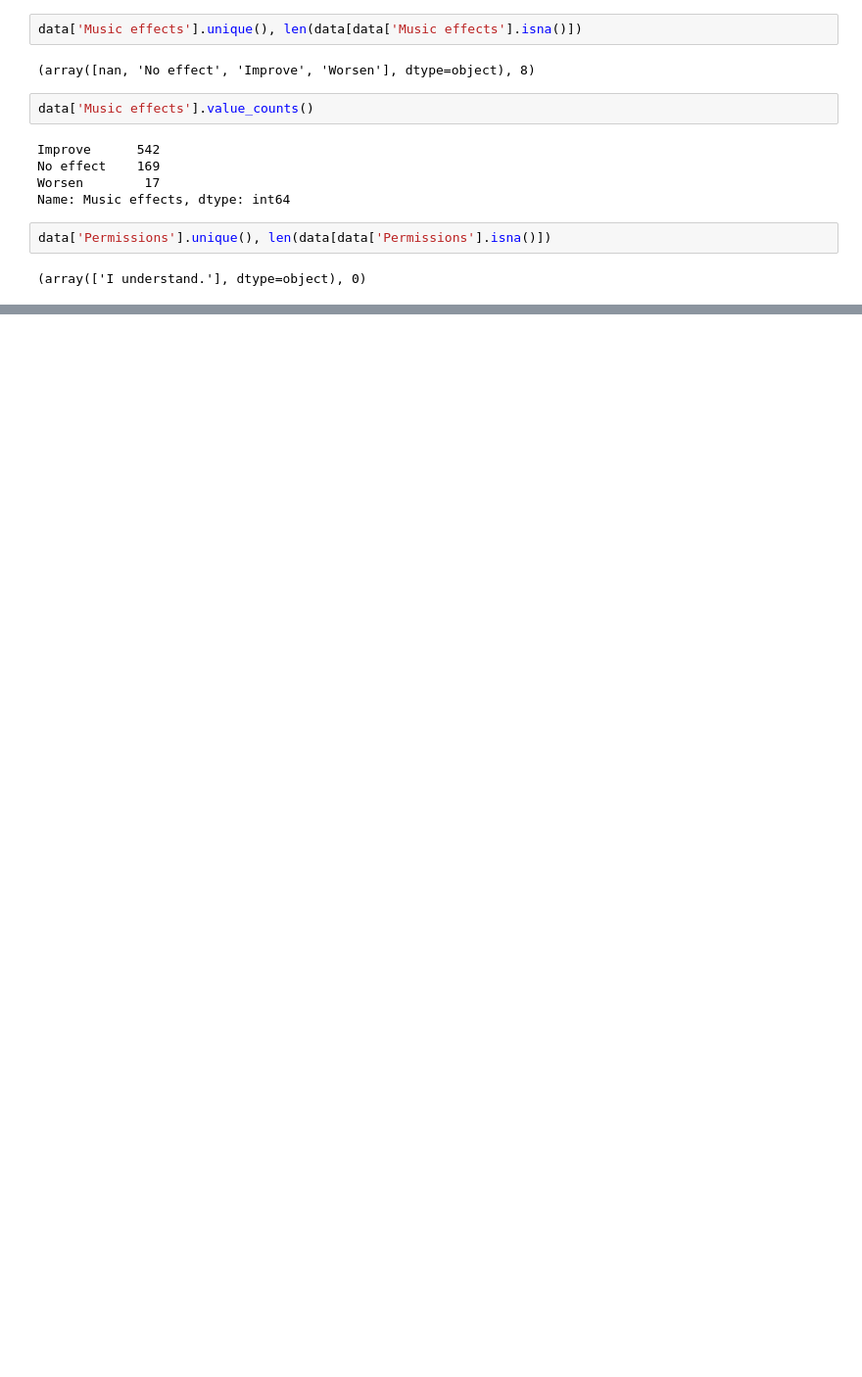
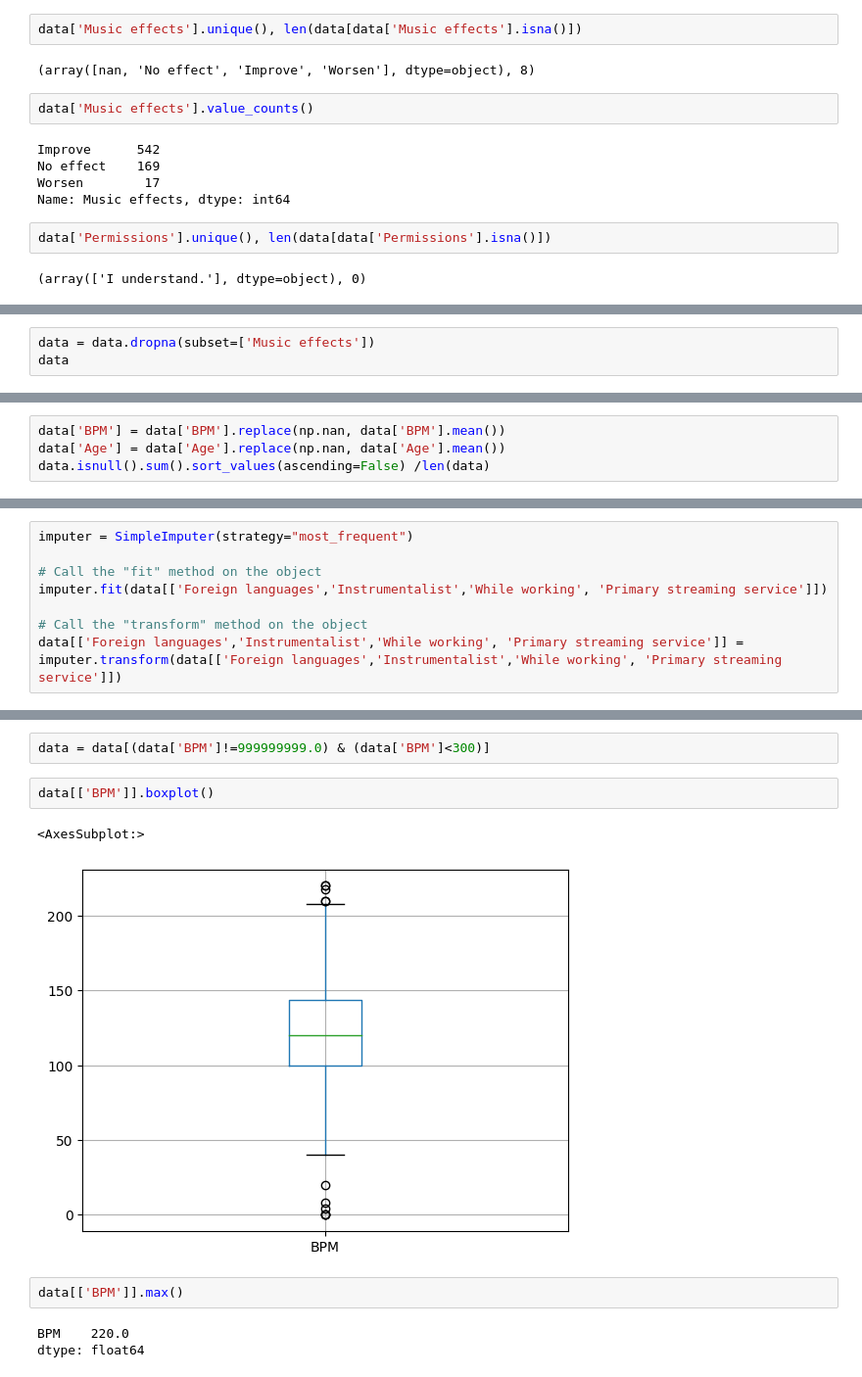
Before and after one commit to MargueriteSzabo/music_mentalhealth, a Jupyter notebook: notebooks/EDA.ipynb, the cells around one changed output, grey strips where cells are left out. Shown: that part at 98% size. Saved outputs shown, nothing was run; the diff lists cells and outputs as text; blank space fills up the shorter version.

```diff
--- a/notebooks/EDA.ipynb
+++ b/notebooks/EDA.ipynb
@@ -240,0 +280,3 @@ data['Permissions'].unique(), len(data[data['Permissions'].isna()])
+# %%
+data = data.dropna(subset=['Music effects'])
+data
@@ -240,0 +317,4 @@ data['Permissions'].unique(), len(data[data['Permissions'].isna()])
+# %%
+data['BPM'] = data['BPM'].replace(np.nan, data['BPM'].mean())
+data['Age'] = data['Age'].replace(np.nan, data['Age'].mean())
+data.isnull().sum().sort_values(ascending=False) /len(data)
@@ -240,0 +349,8 @@ data['Permissions'].unique(), len(data[data['Permissions'].isna()])
+# %%
+imputer = SimpleImputer(strategy="most_frequent")
+
+# Call the "fit" method on the object
+imputer.fit(data[['Foreign languages','Instrumentalist','While working', 'Primary streaming service']])
+
+# Call the "transform" method on the object
+data[['Foreign languages','Instrumentalist','While working', 'Primary streaming service']] = imputer.transform(data[['Foreign languages','Instrumentalist','While working', 'Primary streaming service']])
@@ -240,0 +383,12 @@ data['Permissions'].unique(), len(data[data['Permissions'].isna()])
+# %%
+data = data[(data['BPM']!=999999999.0) & (data['BPM']<300)]
+# %%
+data[['BPM']].boxplot()
+# %% [output]
+<AxesSubplot:>
+[figure, added]
+# %%
+data[['BPM']].max()
+# %% [output]
+BPM    220.0
+dtype: float64
```
Also changed, not shown: parts of 9 cells of this notebook, 3 other files.
